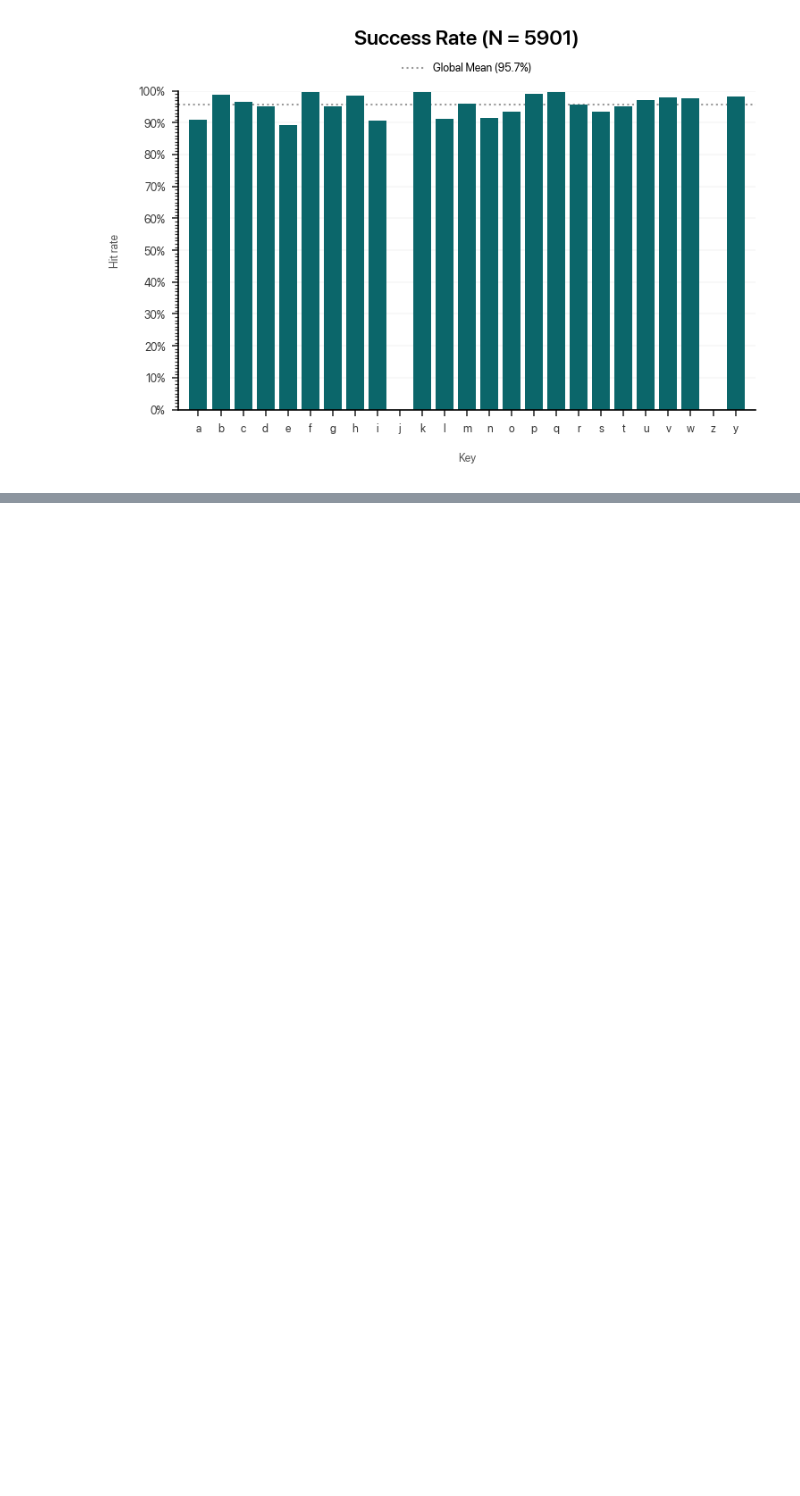
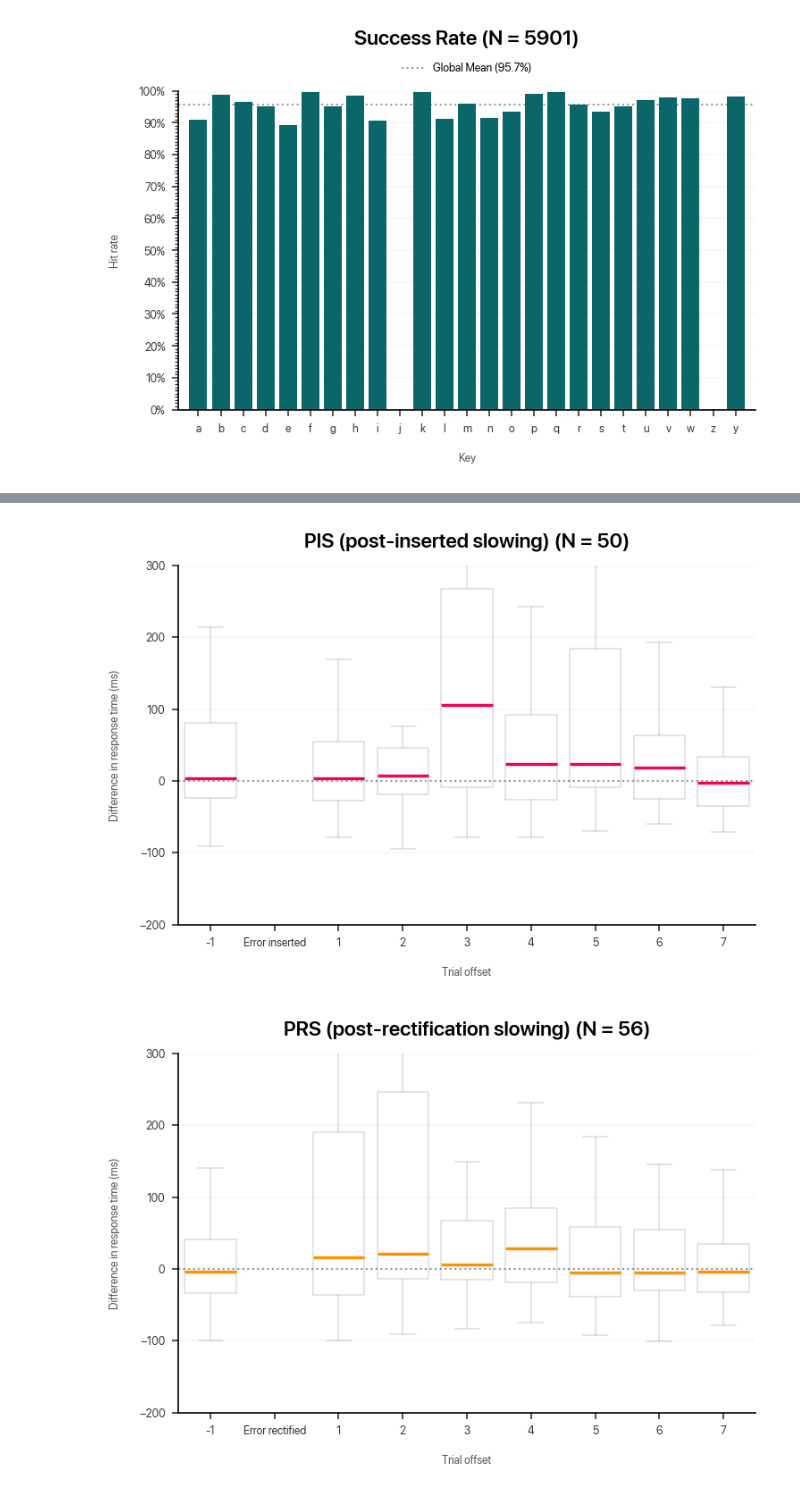
Before and after one commit to dlundgaard/AuthorshipArtifice, a Jupyter notebook: data_pipeline.ipynb, the cells around one changed output, grey strips where cells are left out. Drawn from its saved outputs; the diff is of its cells as text; code cells hidden in the pictures; blank space fills up the shorter version.

```diff
--- a/data_pipeline.ipynb
+++ b/data_pipeline.ipynb
@@ -176,3 +173,76 @@ plt.tight_layout()
+# %%
+plt.figure(figsize=FIGURE_SIZE)
+
+inserted_errors = results[results["condition"] == "error inserted"]
+offset_range = range(-1, 8)
+for trial_offset in offset_range:
+    if trial_offset == 0:
+        continue
+    response_times = results["response_time"].loc[[trial_idx + trial_offset for trial_idx in inserted_errors.index if trial_idx + trial_offset in results.index.values]]
+    outlines_alpha = 0.5
+    plt.boxplot(
+        response_times - immediately_preceding_manipulations.median(),
+        positions=[trial_offset],
+        widths = 0.8,
+        boxprops = dict(linewidth = 0.2, alpha = outlines_alpha),
+        whiskerprops = dict(linewidth = 0.2, alpha = outlines_alpha),
+        capprops = dict(linewidth = 0.2, alpha = outlines_alpha),
+        flierprops = dict(marker = "o", markersize = 1, alpha = outlines_alpha, markeredgecolor = "none"),
+        medianprops = dict(linewidth = 1.6, color = "C7"),
+    )
+plt.axhline(
+    y = 0,
+    linestyle = ":",
+    linewidth = 1,
+    color = "black",
+    alpha = 0.4,
+    zorder = -1,
+)
+plt.xticks(offset_range, ["Error inserted" if offset == 0 else offset for offset in offset_range])
+
+plt.title(f"PIS (post-inserted slowing) (N = {len(inserted_errors)})")
+plt.xlabel("Trial offset")
+plt.ylabel("Difference in response time (ms)")
+plt.ylim((-200, 300))
+plt.tight_layout()
+
+plt.figure(figsize=FIGURE_SIZE)
+
+rectified_errors = results[results["condition"] == "error rectified"]
+offset_range = range(-1, 8)
+for trial_offset in offset_range:
+    if trial_offset == 0:
+        continue
+    response_times = results["response_time"].loc[[trial_idx + trial_offset for trial_idx in rectified_errors.index if trial_idx + trial_offset in results.index.values]]
+    outlines_alpha = 0.5
+    plt.boxplot(
+        response_times - immediately_preceding_manipulations.median(),
+        positions=[trial_offset],
+        widths = 0.8,
+        boxprops = dict(linewidth = 0.2, alpha = outlines_alpha),
+        whiskerprops = dict(linewidth = 0.2, alpha = outlines_alpha),
+        capprops = dict(linewidth = 0.2, alpha = outlines_alpha),
+        flierprops = dict(marker = "o", markersize = 1, alpha = outlines_alpha, markeredgecolor = "none"),
+        medianprops = dict(linewidth = 1.6, color = "C3"),
+    )
+plt.axhline(
+    y = 0,
+    linestyle = ":",
+    linewidth = 1,
+    color = "black",
+    alpha = 0.4,
+    zorder = -1,
+)
+plt.xticks(offset_range, ["Error rectified" if offset == 0 else offset for offset in offset_range])
+
+plt.title(f"PRS (post-rectification slowing) (N = {len(rectified_errors)})")
+plt.xlabel("Trial offset")
+plt.ylabel("Difference in response time (ms)")
+plt.ylim((-200, 300))
+plt.tight_layout()
+# %% [output]
+[figure, added]
+[figure, added]
 # %%
 # load_data()
 plt.figure(figsize=FIGURE_SIZE)
```
Also changed, not shown: parts of 4 cells of this notebook.
